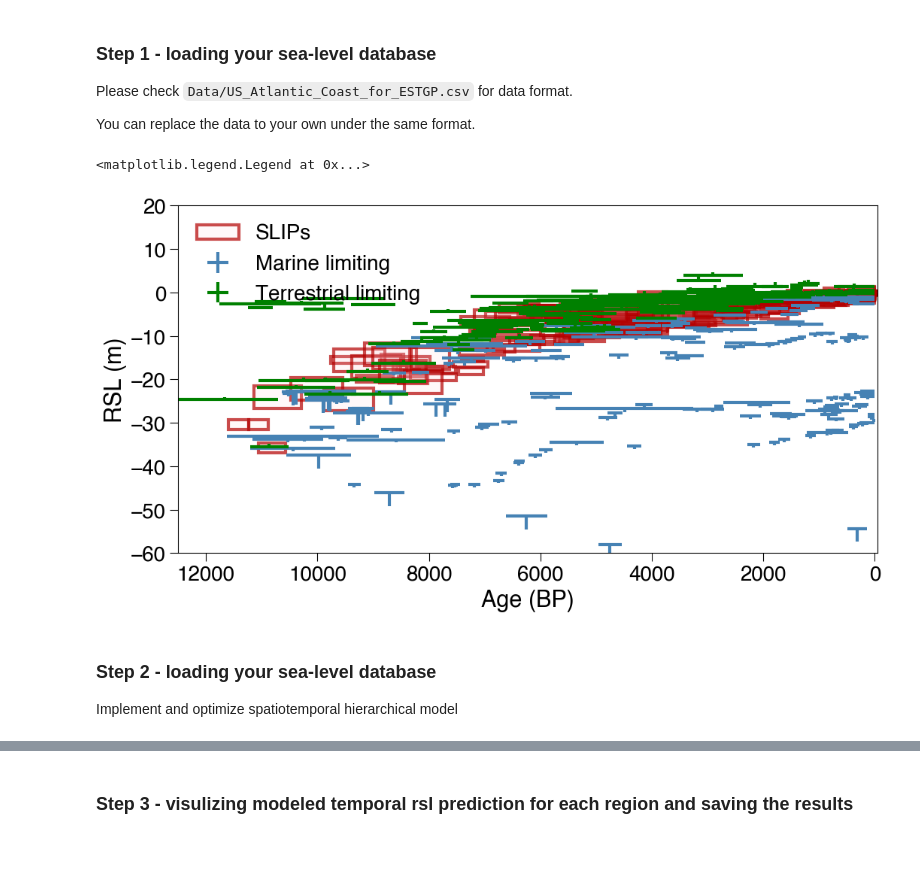
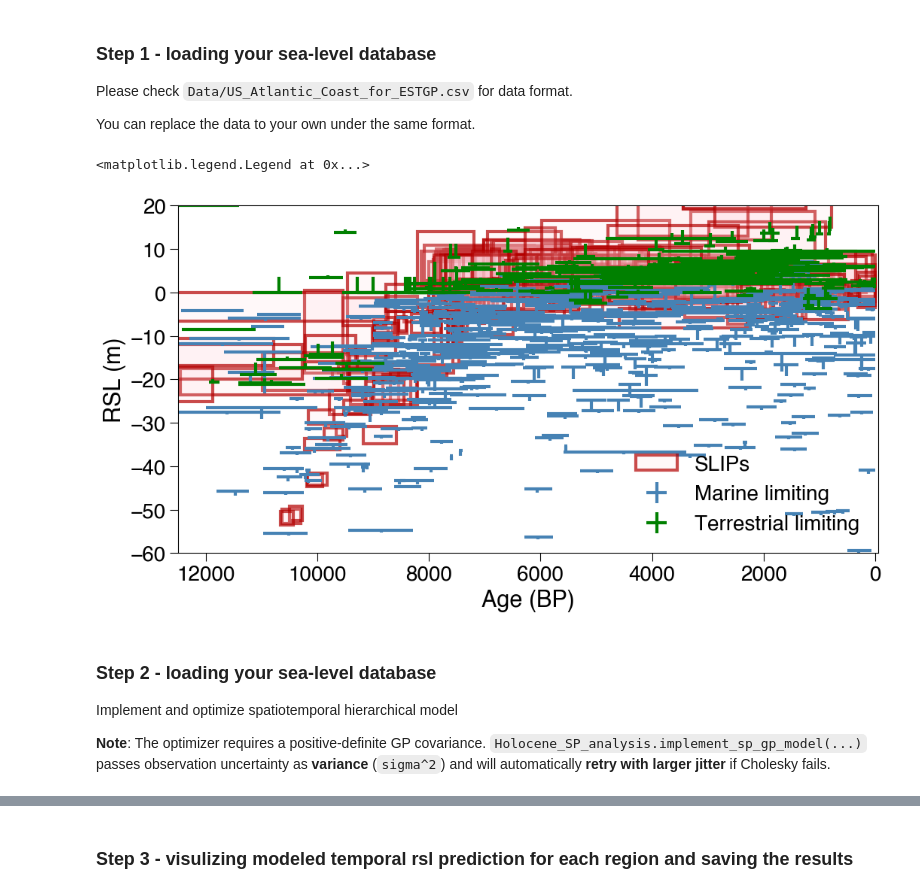
Before and after one commit to Vicellken/PaleoSTeHM, a Jupyter notebook: PaleoSTeHM_UI/Holocene_Spatiotemporal_analysis/Holocene_SP_anlysis.ipynb, the cells around one changed output, grey strips where cells are left out. Cells and saved outputs as stored; diff of their text form; code cells hidden in the pictures; blank space fills up the shorter version.

```diff
--- a/PaleoSTeHM_UI/Holocene_Spatiotemporal_analysis/Holocene_SP_anlysis.ipynb
+++ b/PaleoSTeHM_UI/Holocene_Spatiotemporal_analysis/Holocene_SP_anlysis.ipynb
@@ -57,7 +57,7 @@ Please check `Data/US_Atlantic_Coast_for_ESTGP.csv` for data format.
 
 You can replace the data to your own under the same format.
 # %%
-outputs = Holocene_SP_analysis.load_rsl_data("Data/US_Atlantic_Coast_for_ESTGP.csv")
+outputs = Holocene_SP_analysis.load_rsl_data("Data/SCSdata_HKY_4ka_20251224.csv")
 (
     rsl_age,
     rsl,
@@ -77,38 +77,40 @@ outputs = Holocene_SP_analysis.load_rsl_data("Data/US_Atlantic_Coast_for_ESTGP.c
 ) = outputs
 ax = plt.subplot(111)
 PSTHM.plotting.plot_uncertainty_boxes(
     rsl_age[slip_index],
     rsl[slip_index],
     rsl_age_1sigma_stack[slip_index] * 2,
     rsl_1sigma_stack[slip_index] * 2,
     ax=ax,
 )
 PSTHM.plotting.plot_limiting_data(
     rsl_age[ml_index],
     rsl[ml_index],
     rsl_age_1sigma_stack[ml_index] * 2,
     rsl_1sigma_stack[ml_index] * 2,
     marine_limiting=True,
     ax=ax,
 )
 PSTHM.plotting.plot_limiting_data(
     rsl_age[tl_index],
     rsl[tl_index],
     rsl_age_1sigma_stack[tl_index] * 2,
     rsl_sigma[tl_index] * 2,
     marine_limiting=False,
     ax=ax,
 )
 plt.xlim(12500, -50)
 plt.ylim(-60, 20)
 plt.legend(loc=0)
 # %% [output]
 <matplotlib.legend.Legend at 0x...>
-[figure, old version]
+[figure, new version]
 # %% [markdown]
 ### Step 2 - loading your sea-level database
 
 Implement and optimize spatiotemporal hierarchical model
+
+**Note**: The optimizer requires a positive-definite GP covariance. `Holocene_SP_analysis.implement_sp_gp_model(...)` passes observation uncertainty as **variance** (`sigma^2`) and will automatically **retry with larger jitter** if Cholesky fails.
 # %%
 gpr = Holocene_SP_analysis.implement_sp_gp_model(
     X_all, y, rsl_sigma[slip_index], rsl_age_sigma[slip_index], iteration=500
```
Also changed, not shown: parts of 1 cell of this notebook, 3 other files.
